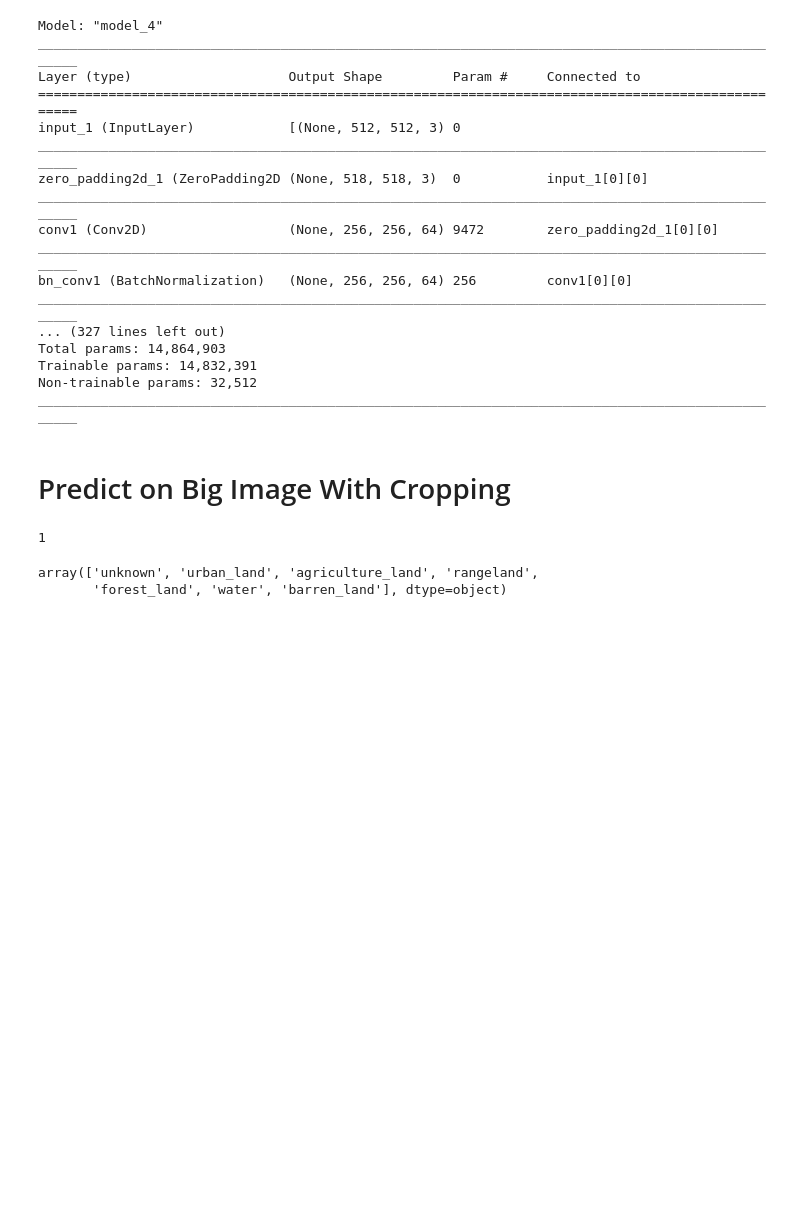
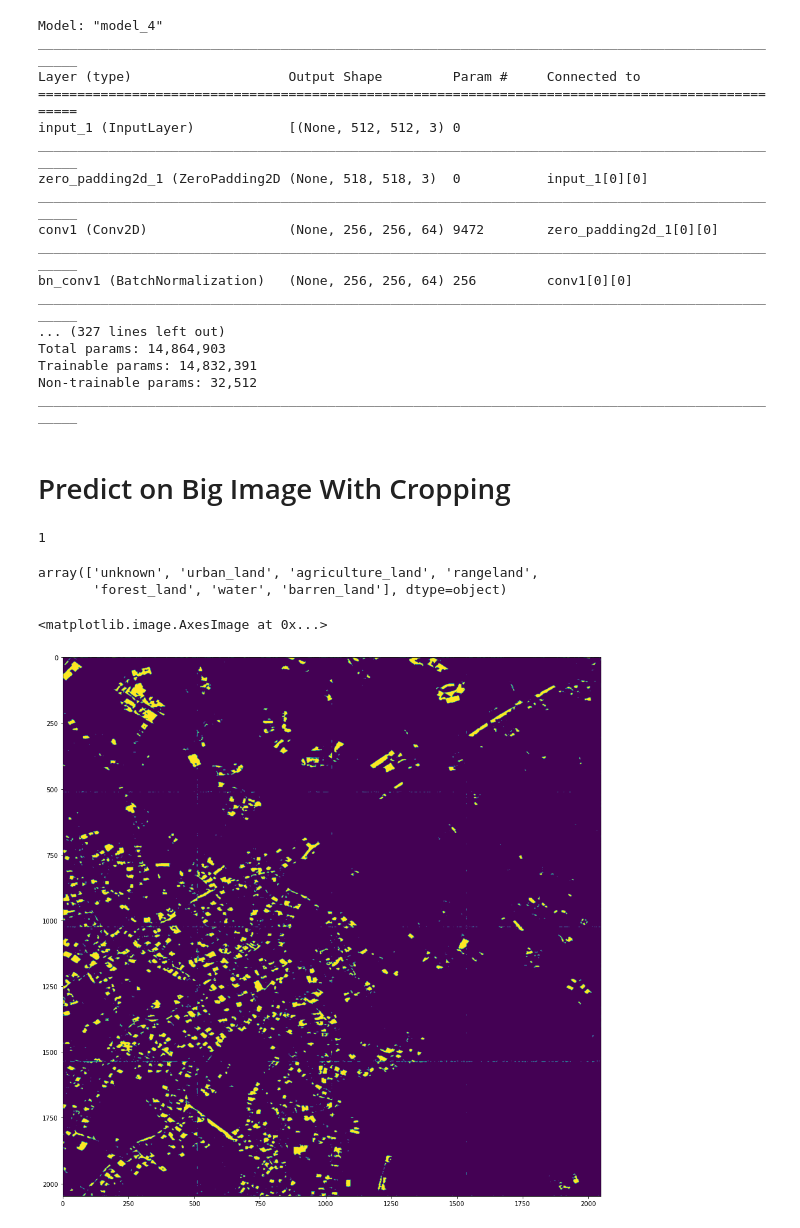
Before and after one commit to CSCCNY/final-project-landandbuildingsatimg-ccny, a Jupyter notebook: notebooks/scratch/01-JM-Big_img_Final.ipynb, the cells around one changed output. Cells and saved outputs as stored; diff of their text form; code cells hidden in the pictures; blank space fills up the shorter version.

```diff
--- a/notebooks/scratch/01-JM-Big_img_Final.ipynb
+++ b/notebooks/scratch/01-JM-Big_img_Final.ipynb
@@ -153,0 +156,7 @@ array(['unknown', 'urban_land', 'agriculture_land', 'rangeland',
+# %%
+b = np.loadtxt(f'{out_train_data_dir}/big_data.txt', dtype=int)
+fig, axes = plt.subplots(1, 1, figsize=(16, 16))
+axes.imshow(b,vmin=0, vmax=1)
+# %% [output]
+<matplotlib.image.AxesImage at 0x...>
+[figure, added]
```
Also changed, not shown: parts of 10 cells of this notebook, 2 other files.
